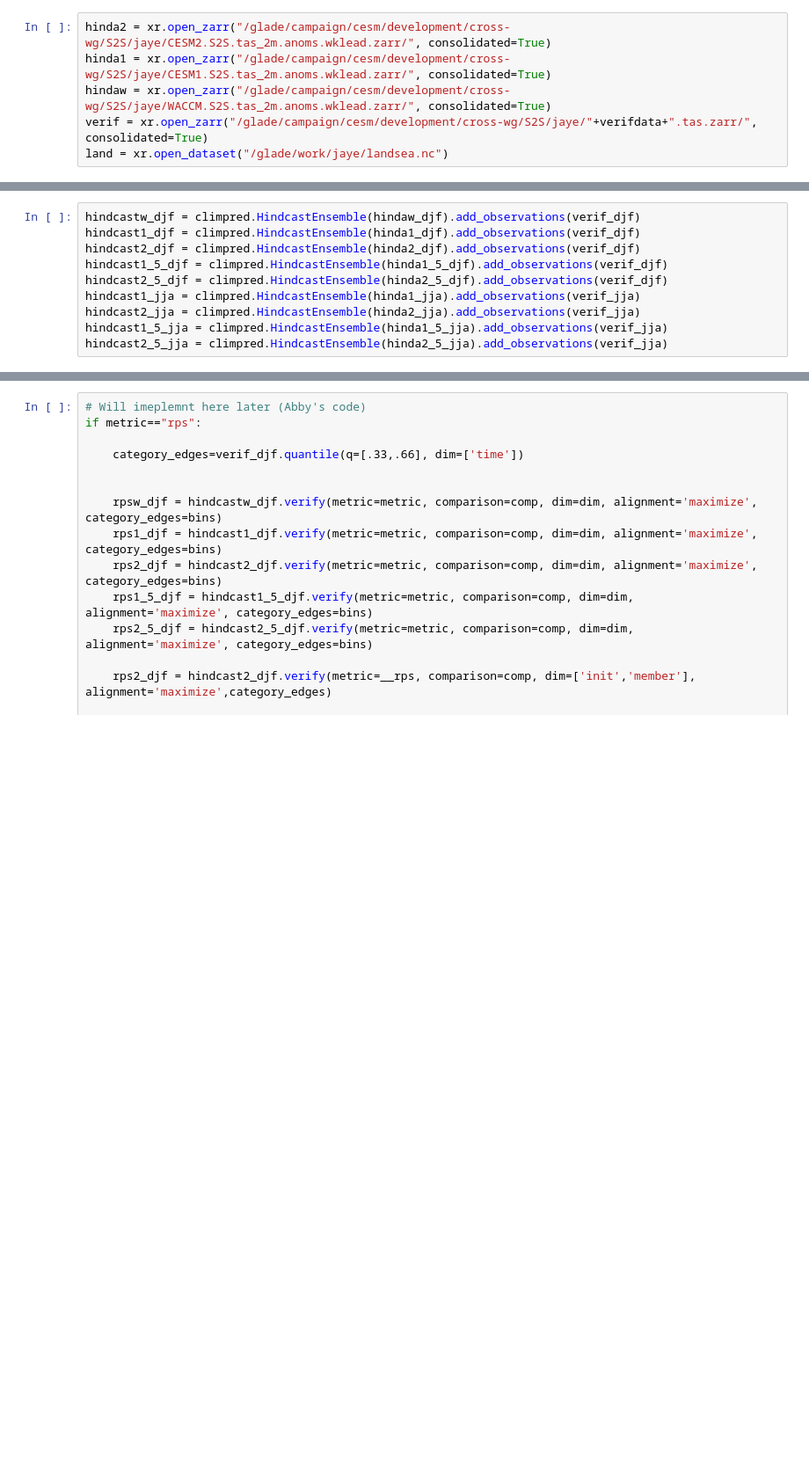
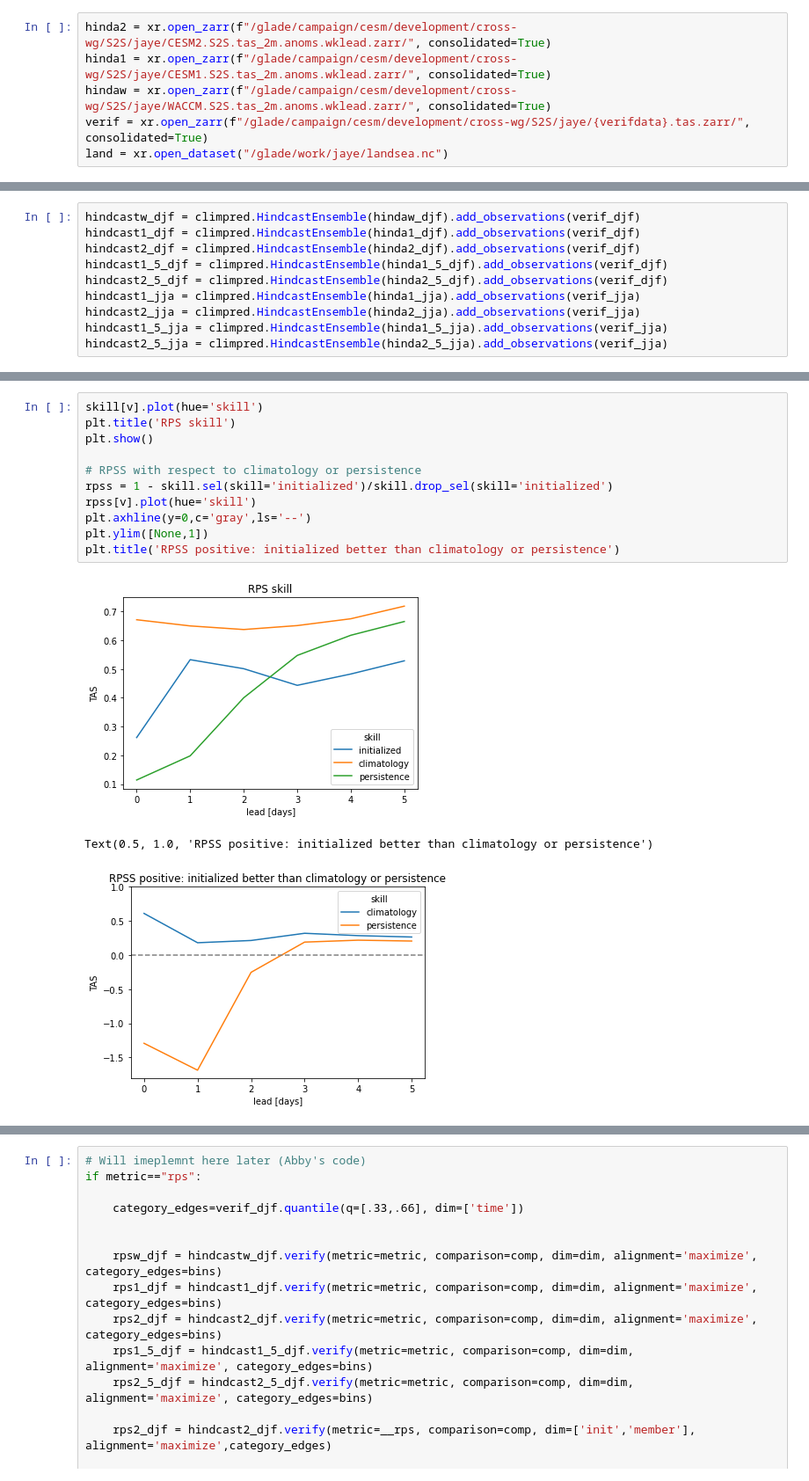
Before and after one commit to judithberner/climpred_CESM1_S2S, a Jupyter notebook: rpss.ipynb, the cells around one changed output, grey strips where cells are left out. Shown: that part at 88% size. Cells and saved outputs as stored; diff of their text form; blank space fills up the shorter version.

```diff
--- a/rpss.ipynb
+++ b/rpss.ipynb
@@ -35,8 +43,8 @@ else:
 # %%
-hinda2 = xr.open_zarr("/glade/campaign/cesm/development/cross-wg/S2S/jaye/CESM2.S2S.tas_2m.anoms.wklead.zarr/", consolidated=True)
-hinda1 = xr.open_zarr("/glade/campaign/cesm/development/cross-wg/S2S/jaye/CESM1.S2S.tas_2m.anoms.wklead.zarr/", consolidated=True)
-hindaw = xr.open_zarr("/glade/campaign/cesm/development/cross-wg/S2S/jaye/WACCM.S2S.tas_2m.anoms.wklead.zarr/", consolidated=True)
-verif = xr.open_zarr("/glade/campaign/cesm/development/cross-wg/S2S/jaye/"+verifdata+".tas.zarr/", consolidated=True)
+hinda2 = xr.open_zarr(f"/glade/campaign/cesm/development/cross-wg/S2S/jaye/CESM2.S2S.tas_2m.anoms.wklead.zarr/", consolidated=True)
+hinda1 = xr.open_zarr(f"/glade/campaign/cesm/development/cross-wg/S2S/jaye/CESM1.S2S.tas_2m.anoms.wklead.zarr/", consolidated=True)
+hindaw = xr.open_zarr(f"/glade/campaign/cesm/development/cross-wg/S2S/jaye/WACCM.S2S.tas_2m.anoms.wklead.zarr/", consolidated=True)
+verif = xr.open_zarr(f"/glade/campaign/cesm/development/cross-wg/S2S/jaye/{verifdata}.tas.zarr/", consolidated=True)
 land = xr.open_dataset("/glade/work/jaye/landsea.nc")
 # %%
 # converting to a proleptic gregorian calendar since the observations
@@ -557,0 +176,15 @@ dim
+# %%
+skill[v].plot(hue='skill')
+plt.title('RPS skill')
+plt.show()
+
+# RPSS with respect to climatology or persistence
+rpss = 1 - skill.sel(skill='initialized')/skill.drop_sel(skill='initialized')
+rpss[v].plot(hue='skill')
+plt.axhline(y=0,c='gray',ls='--')
+plt.ylim([None,1])
+plt.title('RPSS positive: initialized better than climatology or persistence')
+# %% [output]
+[figure, added]
+Text(0.5, 1.0, 'RPSS positive: initialized better than climatology or persistence')
+[figure, added]
```
Also changed, not shown: parts of 35 cells of this notebook, 1 other file.
